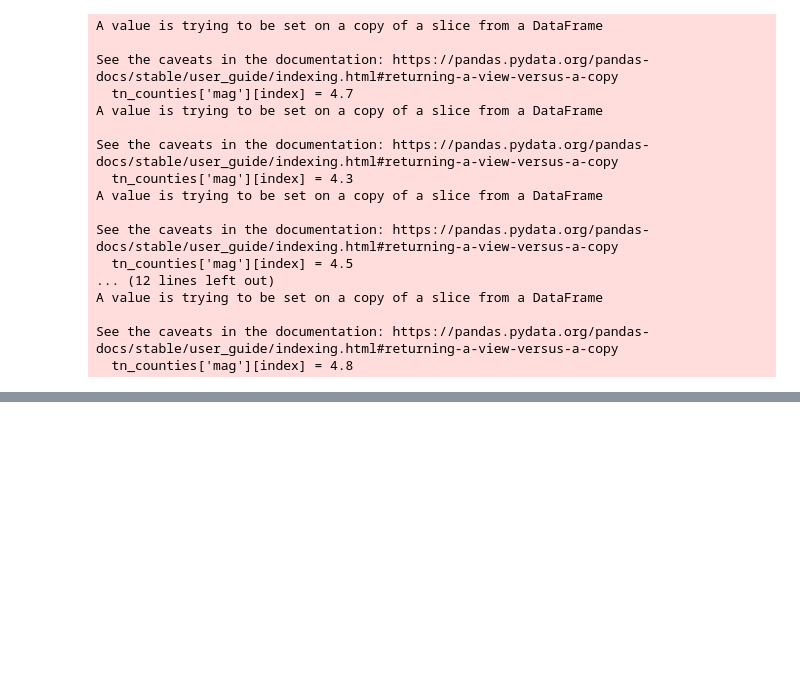
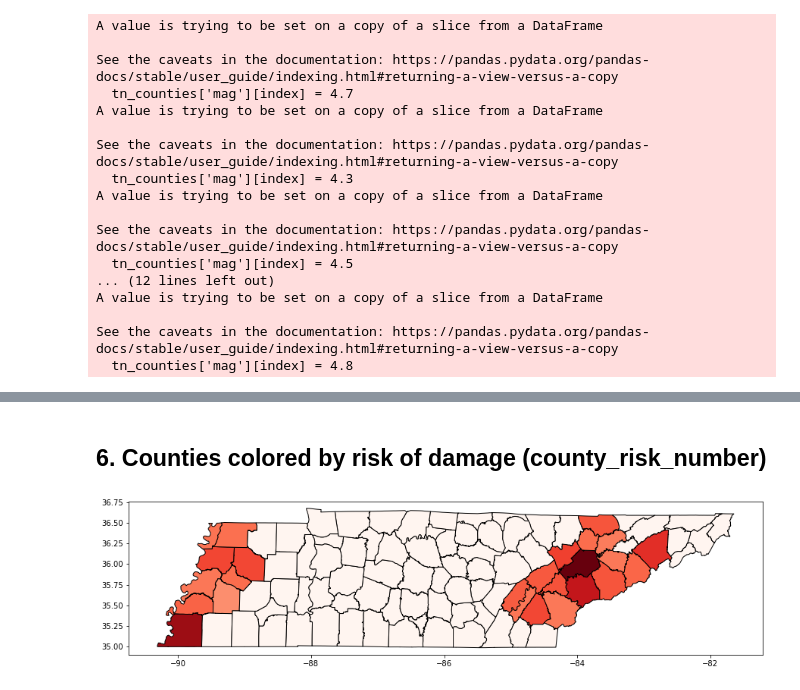
Before and after one commit to nss-data-science-cohort-4/dq3-earthquakes-mst-2-0, a Jupyter notebook: Notebooks/Tennessee Counties, Population, and Earthquakes.ipynb, the cells around one changed output, grey strips where cells are left out. Saved outputs shown, nothing was run; the diff lists cells and outputs as text; code cells hidden in the pictures; blank space fills up the shorter version.

```diff
--- a/Notebooks/Tennessee Counties, Population, and Earthquakes.ipynb
+++ b/Notebooks/Tennessee Counties, Population, and Earthquakes.ipynb
@@ -239,0 +199,9 @@ fig.show()
+# %% [markdown]
+## 6. Counties colored by risk of damage (county_risk_number)
+# %%
+#creating map of population in TN
+tn_counties.plot(column = 'county_risk_number', figsize=(15, 10),
+              edgecolor = 'black', cmap = 'Reds')
+plt.show()
+# %% [output]
+[figure, added]
```
Also changed, not shown: parts of 25 cells of this notebook.
